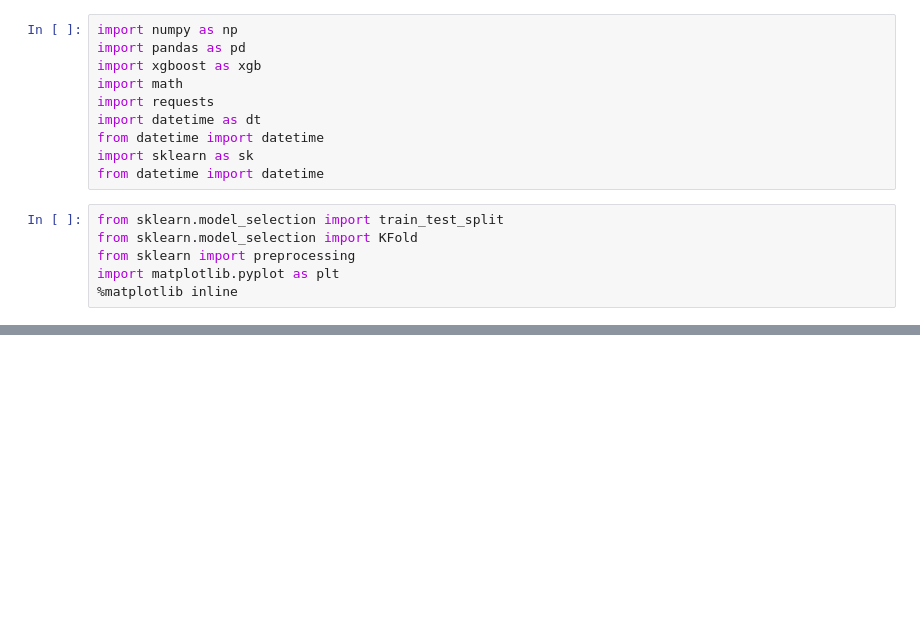
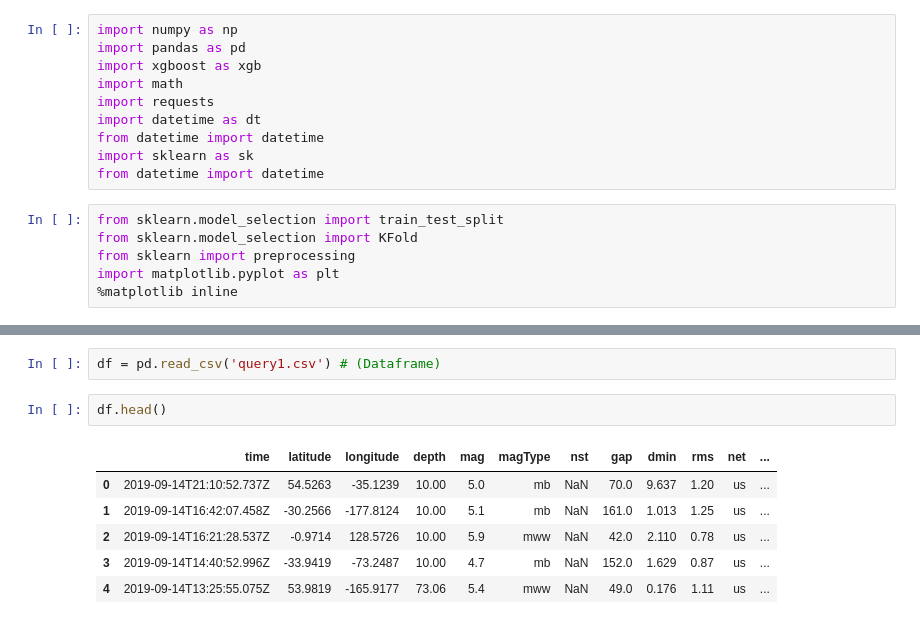
Before and after one commit to EfeTascioglu/hackTheNorth2019, a Jupyter notebook: QuakeTester.ipynb, the cells around one changed output, grey strips where cells are left out. Drawn from its saved outputs; the diff is of its cells as text; blank space fills up the shorter version.

```diff
--- a/QuakeTester.ipynb
+++ b/QuakeTester.ipynb
@@ -36,0 +21,11 @@ query1.csv          100%[===================>]  16.69M  84.7MB/s    in 0.2s
+# %%
+df = pd.read_csv('query1.csv') # (Dataframe)
+# %%
+df.head()
+# %% [output]
+|  | time | latitude | longitude | depth | mag | magType | nst | gap | dmin | rms | net | ... |
+| 0 | 2019-09-14T21:10:52.737Z | 54.5263 | -35.1239 | 10.00 | 5.0 | mb | NaN | 70.0 | 9.637 | 1.20 | us | ... |
+| 1 | 2019-09-14T16:42:07.458Z | -30.2566 | -177.8124 | 10.00 | 5.1 | mb | NaN | 161.0 | 1.013 | 1.25 | us | ... |
+| 2 | 2019-09-14T16:21:28.537Z | -0.9714 | 128.5726 | 10.00 | 5.9 | mww | NaN | 42.0 | 2.110 | 0.78 | us | ... |
+| 3 | 2019-09-14T14:40:52.996Z | -33.9419 | -73.2487 | 10.00 | 4.7 | mb | NaN | 152.0 | 1.629 | 0.87 | us | ... |
+| 4 | 2019-09-14T13:25:55.075Z | 53.9819 | -165.9177 | 73.06 | 5.4 | mww | NaN | 49.0 | 0.176 | 1.11 | us | ... |
```
Also changed, not shown: parts of 26 cells of this notebook.
